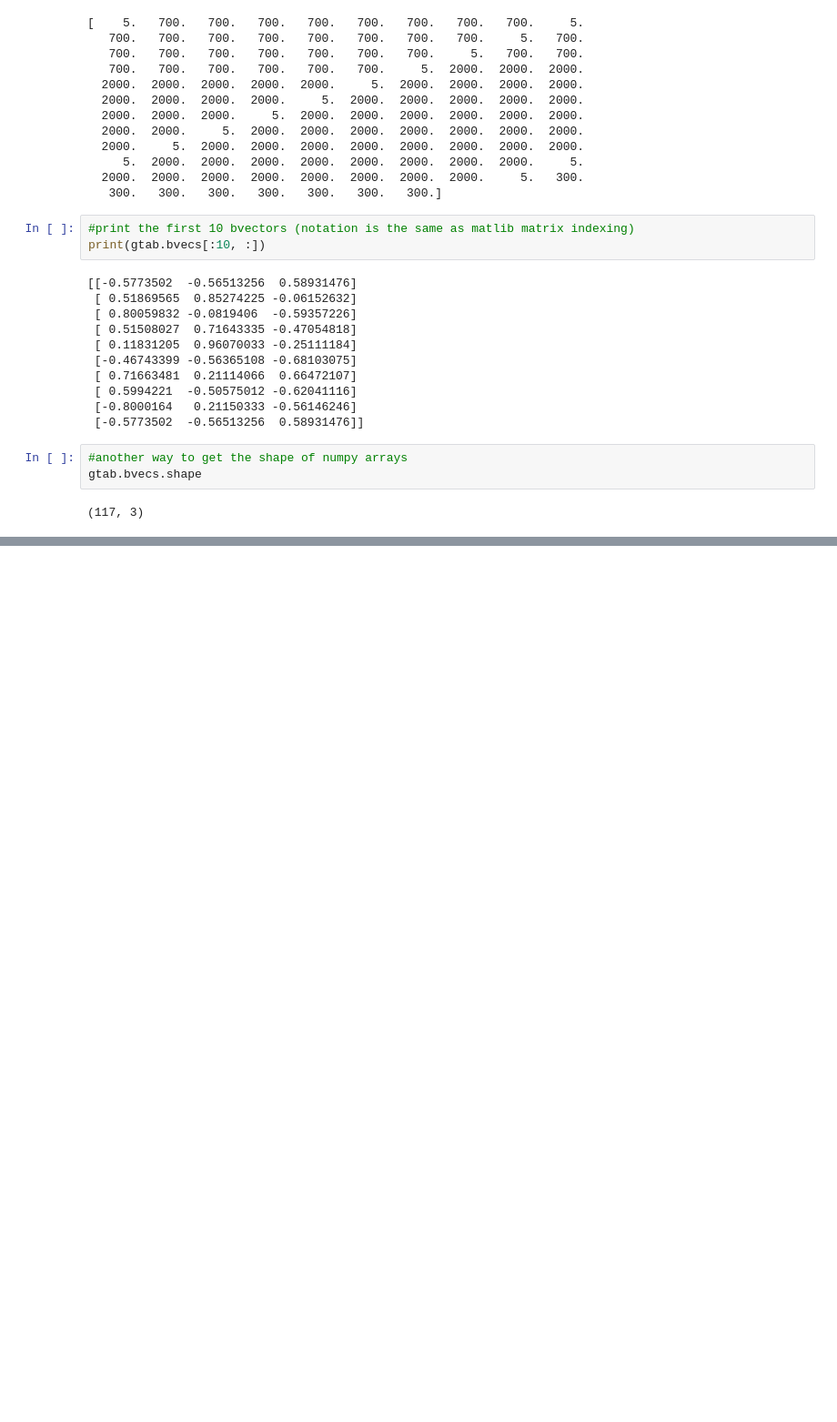
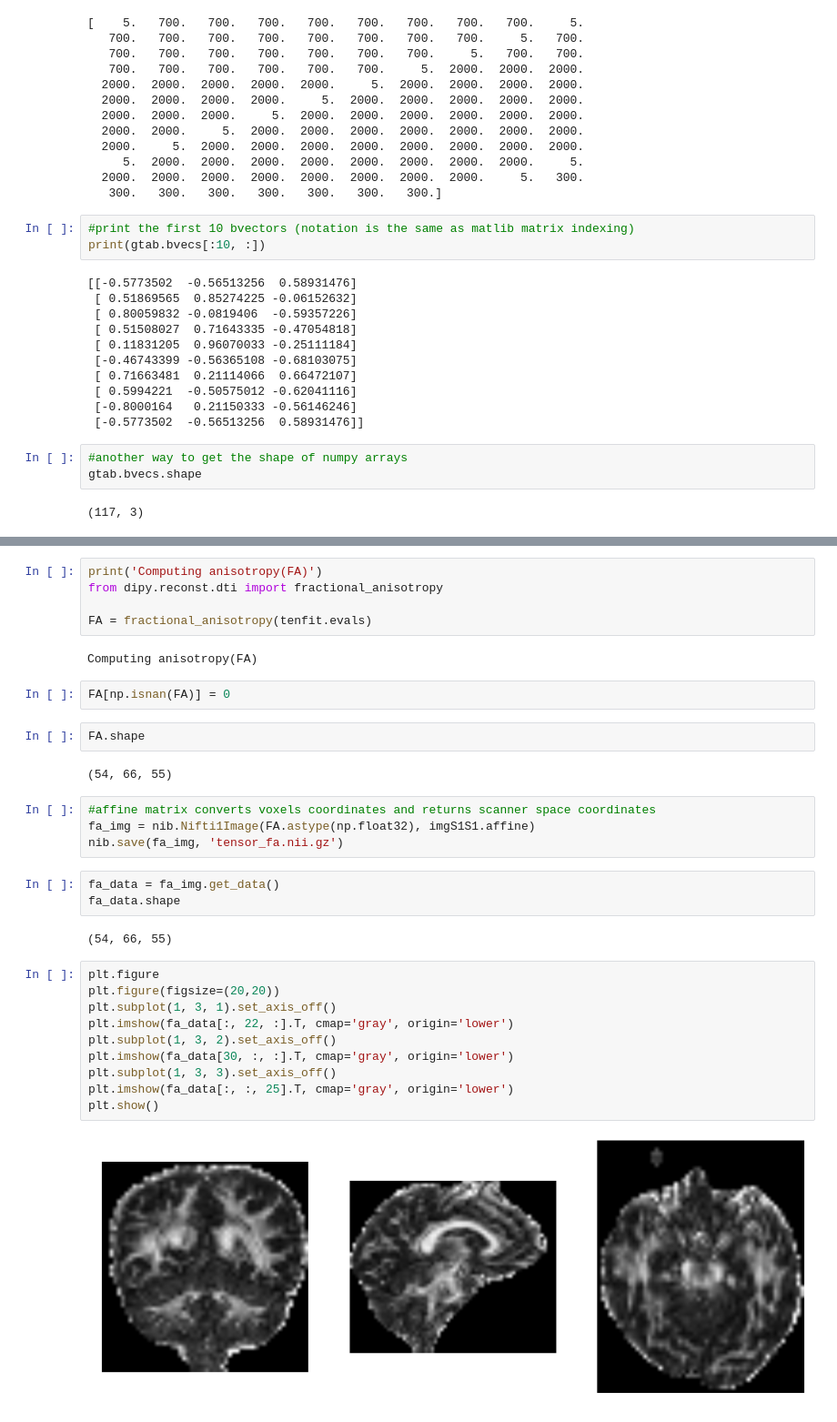
Before and after one commit to shivamdhall/MRIDataHarmonisation, a Jupyter notebook: Development/DIPY_NIBABEL.ipynb, the cells around one changed output, grey strips where cells are left out. Shown at 91% size. Drawn from its saved outputs; the diff is of its cells as text; blank space fills up the shorter version.

```diff
--- a/Development/DIPY_NIBABEL.ipynb
+++ b/Development/DIPY_NIBABEL.ipynb
@@ -107,0 +160,34 @@ AttributeError: 'GradientTable' object has no attribute 'b5s_mask'
+# %%
+print('Computing anisotropy(FA)')
+from dipy.reconst.dti import fractional_anisotropy
+
+FA = fractional_anisotropy(tenfit.evals)
+# %% [output]
+Computing anisotropy(FA)
+# %%
+FA[np.isnan(FA)] = 0
+# %%
+FA.shape
+# %% [output]
+(54, 66, 55)
+# %%
+#affine matrix converts voxels coordinates and returns scanner space coordinates
+fa_img = nib.Nifti1Image(FA.astype(np.float32), imgS1S1.affine)
+nib.save(fa_img, 'tensor_fa.nii.gz')
+# %%
+fa_data = fa_img.get_data()
+fa_data.shape
+# %% [output]
+(54, 66, 55)
+# %%
+plt.figure
+plt.figure(figsize=(20,20))
+plt.subplot(1, 3, 1).set_axis_off()
+plt.imshow(fa_data[:, 22, :].T, cmap='gray', origin='lower')
+plt.subplot(1, 3, 2).set_axis_off()
+plt.imshow(fa_data[30, :, :].T, cmap='gray', origin='lower')
+plt.subplot(1, 3, 3).set_axis_off()
+plt.imshow(fa_data[:, :, 25].T, cmap='gray', origin='lower')
+plt.show()
+# %% [output]
+[figure, added]
```
Also changed, not shown: parts of 19 cells of this notebook.
